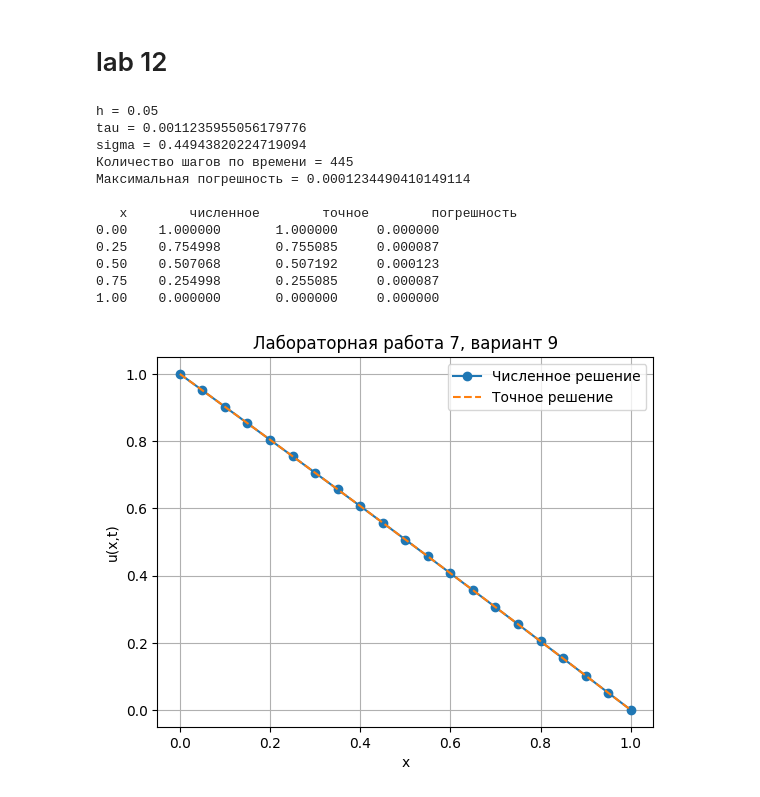
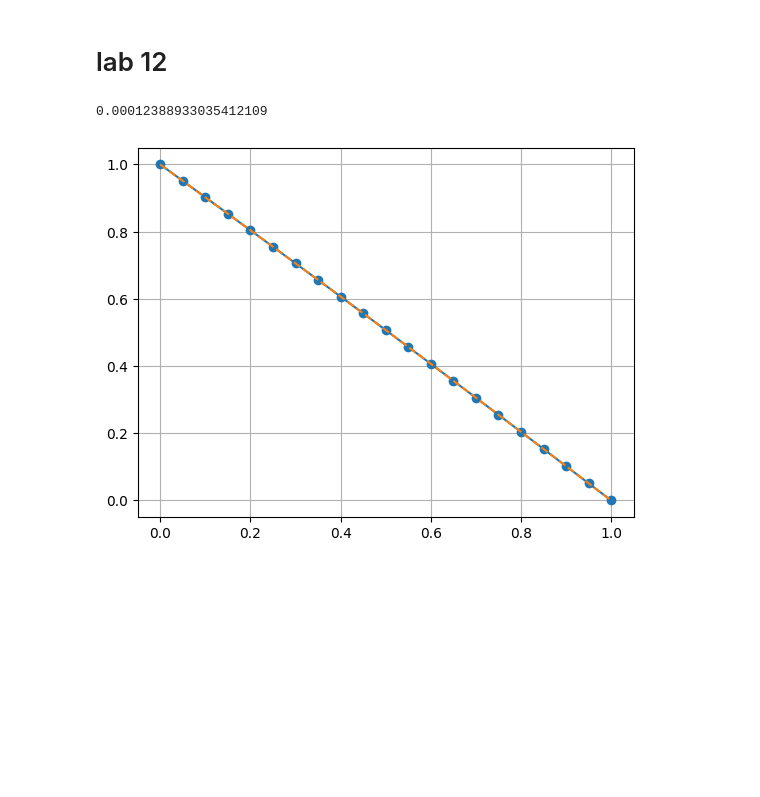
Before and after one commit to mythyskaiser/leetcode, a Jupyter notebook: chislaki/goshachislaki_1.ipynb, the cells around one changed output. Drawn from its saved outputs; the diff is of its cells as text; code cells hidden in the pictures; blank space fills up the shorter version.

```diff
--- a/chislaki/goshachislaki_1.ipynb
+++ b/chislaki/goshachislaki_1.ipynb
@@ -1673,86 +1520,47 @@ import numpy as np
 import matplotlib.pyplot as plt
 import math
 
-# Вариант 9
-# u_t = u_xx
-# u(x,0) = 1 - x + sin(pi*x)
-# u(0,t) = 1, u(1,t) = 0
-
 def exact_solution(x, t):
     return 1 - x + np.exp(-math.pi**2 * t) * np.sin(math.pi * x)
 
-# параметры
-N = 20          # число шагов по x
-T = 0.5         # конечное время
-sigma0 = 0.45   # берем меньше 0.5 для устойчивости
+N = 20
+T = 0.5
+sigma0 = 0.45
 
 h = 1 / N
 tau0 = sigma0 * h**2
 
-M = math.ceil(T / tau0)
+M = int(T / tau0)
 tau = T / M
 
 sigma = tau / h**2
 
-print("h =", h)
-print("tau =", tau)
-print("sigma =", sigma)
-print("Количество шагов по времени =", M)
-
-# сетка по x
 x = np.linspace(0, 1, N + 1)
 
-# начальное условие
 u = 1 - x + np.sin(math.pi * x)
 
-# граничные условия
 u[0] = 1
 u[N] = 0
 
-# явная схема
 for j in range(M):
     old = u.copy()
 
     for i in range(1, N):
         u[i] = old[i] + sigma * (old[i - 1] - 2 * old[i] + old[i + 1])
 
-    # граничные условия
     u[0] = 1
     u[N] = 0
 
-# точное решение в момент T
 u_exact = exact_solution(x, T)
 
-# погрешность
 error = np.abs(u - u_exact)
 
-print("Максимальная погрешность =", np.max(error))
+print(np.max(error))
 
-print()
-print("   x        численное        точное        погрешность")
-for i in range(0, N + 1, 5):
-    print(f"{x[i]:.2f}    {u[i]:.6f}       {u_exact[i]:.6f}     {error[i]:.6f}")
-
-# график
-plt.plot(x, u, 'o-', label='Численное решение')
-plt.plot(x, u_exact, '--', label='Точное решение')
-plt.xlabel('x')
-plt.ylabel('u(x,t)')
-plt.title('Лабораторная работа 7, вариант 9')
+plt.plot(x, u, 'o-')
+plt.plot(x, u_exact, '--')
 plt.grid()
-plt.legend()
 plt.show()
 # %% [output]
-h = 0.05
-tau = 0.0011235955056179776
-sigma = 0.44943820224719094
-Количество шагов по времени = 445
-Максимальная погрешность = 0.0001234490410149114
-
-   x        численное        точное        погрешность
-0.00    1.000000       1.000000     0.000000
-0.25    0.754998       0.755085     0.000087
-0.50    0.507068       0.507192     0.000123
-0.75    0.254998       0.255085     0.000087
-1.00    0.000000       0.000000     0.000000
+0.00012388933035412109
-[figure, old version]
+[figure, new version]
```
Also changed, not shown: parts of 5 cells of this notebook.
